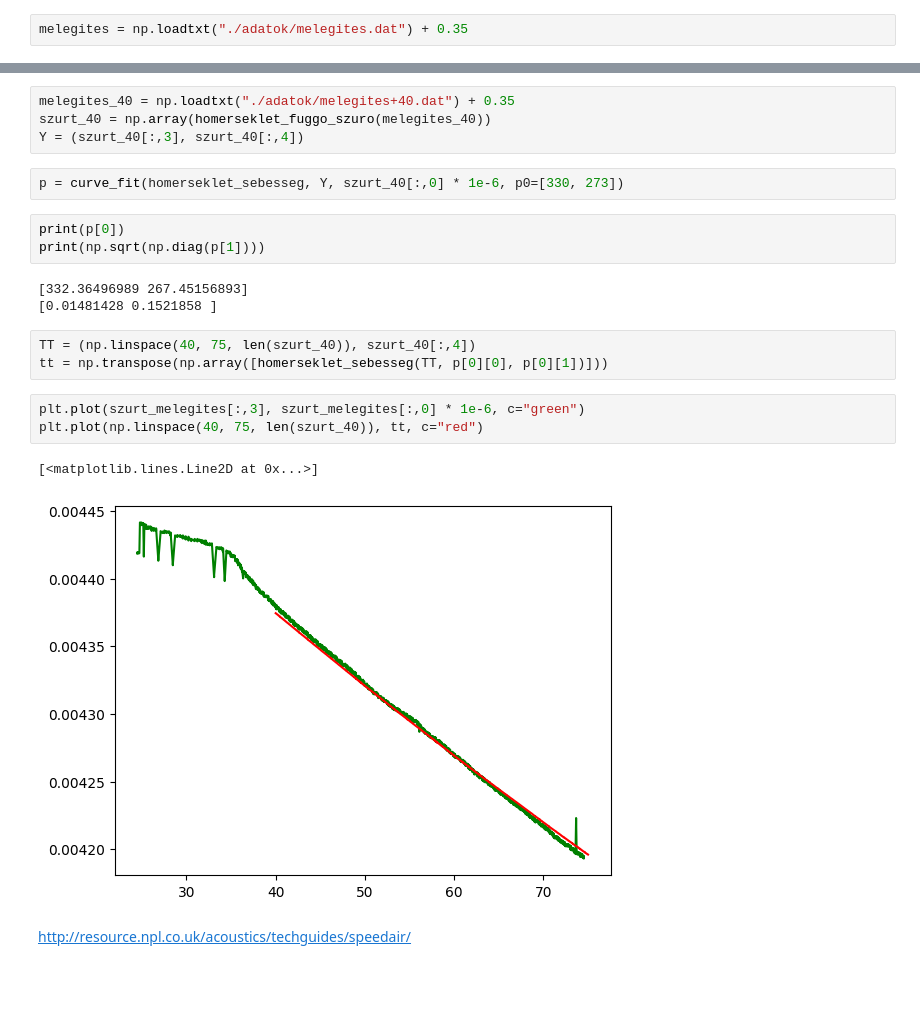
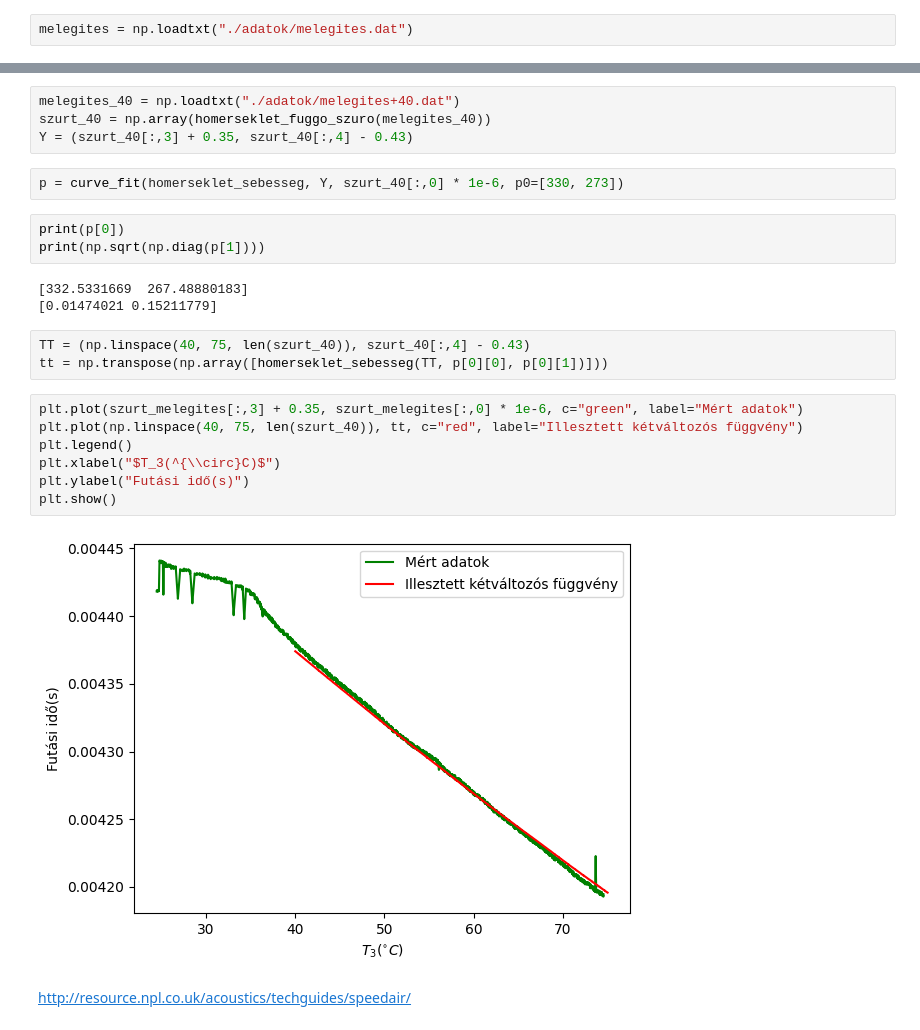
Before and after one commit to Pistikepova69/Alapmeresek, a Jupyter notebook: hangebesseg/hangsebesseg.ipynb, the cells around one changed output, grey strips where cells are left out. Drawn from its saved outputs; the diff is of its cells as text; blank space fills up the shorter version.

```diff
--- a/hangebesseg/hangsebesseg.ipynb
+++ b/hangebesseg/hangsebesseg.ipynb
@@ -171,5 +170,5 @@ def homerseklet_fuggo_szuro(x):
         eredmeny.extend(szuro(szakaszok[i]))
     return eredmeny
 # %%
-melegites = np.loadtxt("./adatok/melegites.dat") + 0.35
+melegites = np.loadtxt("./adatok/melegites.dat")
 # %%
@@ -212,26 +211,29 @@ plt.plot(np.linspace(20, 75, len(szurt_melegites)), t, c="red")
 [<matplotlib.lines.Line2D at 0x...>]
 [figure]
 # %%
-melegites_40 = np.loadtxt("./adatok/melegites+40.dat") + 0.35
+melegites_40 = np.loadtxt("./adatok/melegites+40.dat")
 szurt_40 = np.array(homerseklet_fuggo_szuro(melegites_40))
-Y = (szurt_40[:,3], szurt_40[:,4])
+Y = (szurt_40[:,3] + 0.35, szurt_40[:,4] - 0.43)
 # %%
 p = curve_fit(homerseklet_sebesseg, Y, szurt_40[:,0] * 1e-6, p0=[330, 273])
 # %%
 print(p[0])
 print(np.sqrt(np.diag(p[1])))
 # %% [output]
-[332.36496989 267.45156893]
-[0.01481428 0.1521858 ]
+[332.5331669  267.48880183]
+[0.01474021 0.15211779]
 # %%
-TT = (np.linspace(40, 75, len(szurt_40)), szurt_40[:,4])
+TT = (np.linspace(40, 75, len(szurt_40)), szurt_40[:,4] - 0.43)
 tt = np.transpose(np.array([homerseklet_sebesseg(TT, p[0][0], p[0][1])]))
 # %%
-plt.plot(szurt_melegites[:,3], szurt_melegites[:,0] * 1e-6, c="green")
-plt.plot(np.linspace(40, 75, len(szurt_40)), tt, c="red")
+plt.plot(szurt_melegites[:,3] + 0.35, szurt_melegites[:,0] * 1e-6, c="green", label="Mért adatok")
+plt.plot(np.linspace(40, 75, len(szurt_40)), tt, c="red", label="Illesztett kétváltozós függvény")
+plt.legend()
+plt.xlabel("$T_3(^{\\circ}C)$")
+plt.ylabel("Futási idő(s)")
+plt.show()
 # %% [output]
-[<matplotlib.lines.Line2D at 0x...>]
-[figure, old version]
+[figure, new version]
 # %% [markdown]
 [http://resource.npl.co.uk/acoustics/techguides/speedair/](http://resource.npl.co.uk/acoustics/techguides/speedair/)
 # %%
```
Also changed, not shown: parts of 7 cells of this notebook, 4 other files.
